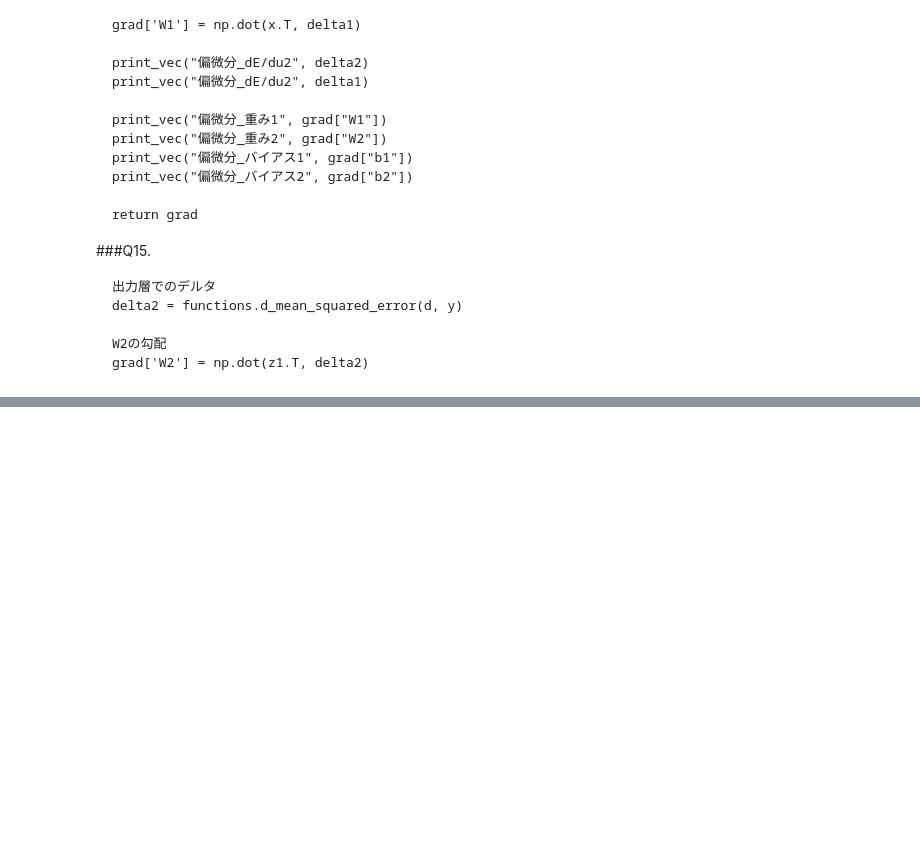
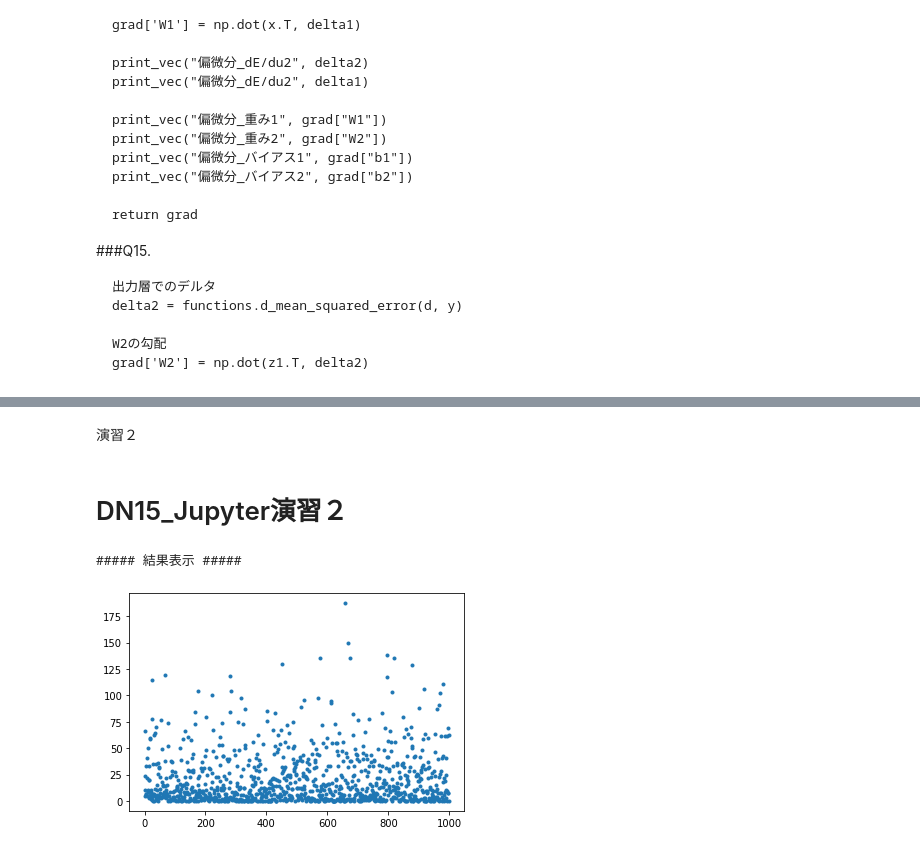
Before and after one commit to A8Y/StudyAI, a Jupyter notebook: DNN_Day1_.ipynb, the cells around one changed output, grey strips where cells are left out. Saved outputs shown, nothing was run; the diff lists cells and outputs as text; code cells hidden in the pictures; blank space fills up the shorter version.

```diff
--- a/DNN_Day1_.ipynb
+++ b/DNN_Day1_.ipynb
@@ -394,0 +450,14 @@ Q3.　irisデータとは3つのクラスの目的変数、4つの特徴変数
+# %%
+# 入力値
+x = np.array([1.0, 5.0, 2.0, -1.0])
+print_vec("入力", x)
+
+#  総入力
+u = np.dot(x, W) + b
+print_vec("総入力", u)
+
+# 中間層出力
+z = functions.sigmoid(u)
+#z = functions.relu(u)
+#z = functions.step_function(u)
+print_vec("中間層出力", z)
@@ -394,0 +851,4 @@ Q3.　irisデータとは3つのクラスの目的変数、4つの特徴変数
+# %% [markdown]
+演習２
+# %% [markdown]
+# DN15_Jupyter演習２
@@ -395,3 +924,54 @@ Q3.　irisデータとは3つのクラスの目的変数、4つの特徴変数
+# %%
+# サンプルデータを作成
+data_sets_size = 100000
+data_sets = [0 for i in range(data_sets_size)]
+
+for i in range(data_sets_size):
+    data_sets[i] = {}
+    # ランダムな値を設定
+    data_sets[i]['x'] = np.random.rand(2)
+
+    ## 試してみよう_入力値の設定
+    data_sets[i]['x'] = np.random.rand(2) * 10 -5 # -5?5のランダム数値
+
+    # 目標出力を設定
+    data_sets[i]['d'] = f(data_sets[i]['x'])
+
+losses = []
+# 学習率
+learning_rate = 0.07
+
+# 抽出数
+epoch = 1000
+
+# パラメータの初期化
+network = init_network()
+# データのランダム抽出
+random_datasets = np.random.choice(data_sets, epoch)
+
+# SGD勾配降下の繰り返し
+for dataset in random_datasets:
+    x, d = dataset['x'], dataset['d']
+    z1, y = forward(network, x)
+    grad = backward(x, d, z1, y)
+    # パラメータに勾配適用
+    for key in ('W1', 'W2', 'b1', 'b2'):
+        network[key]  -= learning_rate * grad[key]
+
+    # 誤差
+    loss = functions.mean_squared_error(d, y)
+    losses.append(loss)
+
+print("##### 結果表示 #####")
+lists = range(epoch)
+
+
+plt.plot(lists, losses, '.')
+# グラフの表示
+plt.show()
+# %% [output]
+##### 結果表示 #####
+[figure, added]
 # %%
 リンク先URL：http://study-ai.com/jdla/
 
```
Also changed, not shown: parts of 24 cells of this notebook.
